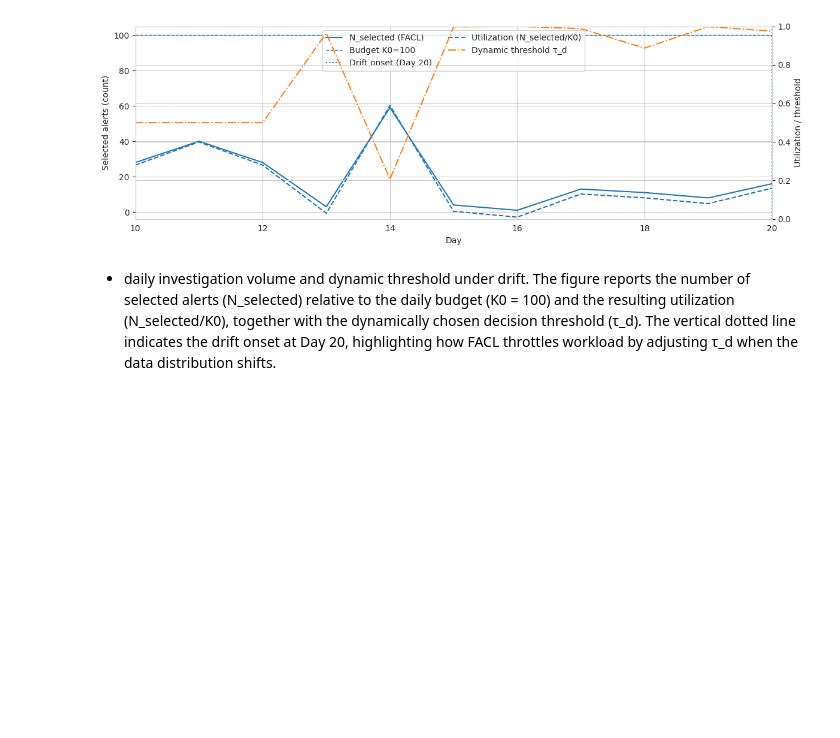
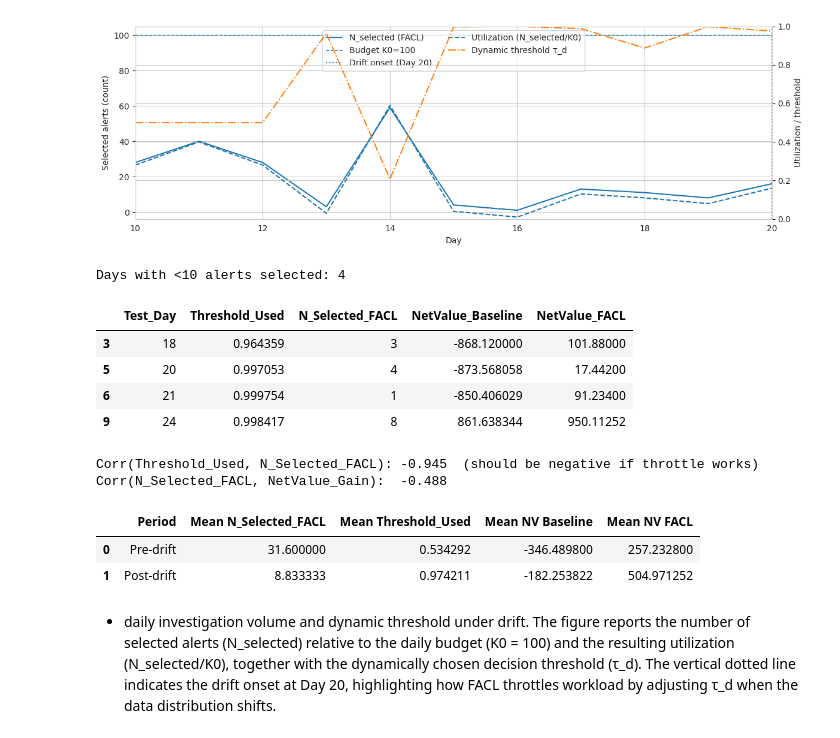
Before and after one commit to ayagit1/Operational-Resilience-in-Fraud-Detection, a Jupyter notebook: Operational_Resilience_in_Fraud_Detection.ipynb, the cells around one changed output. Drawn from its saved outputs; the diff is of its cells as text; code cells hidden in the pictures; blank space fills up the shorter version.

```diff
--- a/Operational_Resilience_in_Fraud_Detection.ipynb
+++ b/Operational_Resilience_in_Fraud_Detection.ipynb
@@ -2494,5 +2494,46 @@ plt.tight_layout()
 plt.show()
 # %% [output]
 [figure]
+# %%
+drift_day = 20
+K0 = 100
+
+low_util = facl_results[facl_results['N_Selected_FACL'] < 10]
+
+print(f"Days with <10 alerts selected: {len(low_util)}")
+display(low_util[['Test_Day','Threshold_Used','N_Selected_FACL','NetValue_Baseline','NetValue_FACL']])
+
+# Correlations (more relevant)
+corr_tau_n = facl_results[['Threshold_Used','N_Selected_FACL']].corr().iloc[0,1]
+corr_n_gain = (facl_results.assign(NetValue_Gain=facl_results['NetValue_FACL']-facl_results['NetValue_Baseline'])
+                          [['N_Selected_FACL','NetValue_Gain']].corr().iloc[0,1])
+
+print(f"Corr(Threshold_Used, N_Selected_FACL): {corr_tau_n:.3f}  (should be negative if throttle works)")
+print(f"Corr(N_Selected_FACL, NetValue_Gain):  {corr_n_gain:.3f}")
+
+# Pre vs post drift summary (simple + thesis-friendly)
+pre  = facl_results[facl_results['Test_Day'] < drift_day]
+post = facl_results[facl_results['Test_Day'] >= drift_day]
+
+summary = pd.DataFrame({
+    "Period": ["Pre-drift", "Post-drift"],
+    "Mean N_Selected_FACL": [pre['N_Selected_FACL'].mean(), post['N_Selected_FACL'].mean()],
+    "Mean Threshold_Used":  [pre['Threshold_Used'].mean(),  post['Threshold_Used'].mean()],
+    "Mean NV Baseline":     [pre['NetValue_Baseline'].mean(), post['NetValue_Baseline'].mean()],
+    "Mean NV FACL":         [pre['NetValue_FACL'].mean(), post['NetValue_FACL'].mean()],
+})
+display(summary)
+# %% [output]
+Days with <10 alerts selected: 4
+|  | Test_Day | Threshold_Used | N_Selected_FACL | NetValue_Baseline | NetValue_FACL |
+| 3 | 18 | 0.964359 | 3 | -868.120000 | 101.88000 |
+| 5 | 20 | 0.997053 | 4 | -873.568058 | 17.44200 |
+| 6 | 21 | 0.999754 | 1 | -850.406029 | 91.23400 |
+| 9 | 24 | 0.998417 | 8 | 861.638344 | 950.11252 |
+Corr(Threshold_Used, N_Selected_FACL): -0.945  (should be negative if throttle works)
+Corr(N_Selected_FACL, NetValue_Gain):  -0.488
+|  | Period | Mean N_Selected_FACL | Mean Threshold_Used | Mean NV Baseline | Mean NV FACL |
+| 0 | Pre-drift | 31.600000 | 0.534292 | -346.489800 | 257.232800 |
+| 1 | Post-drift | 8.833333 | 0.974211 | -182.253822 | 504.971252 |
 # %% [markdown]
 - daily investigation volume and dynamic threshold under drift. The figure reports the number of selected alerts (N_selected) relative to the daily budget (K0 = 100) and the resulting utilization (N_selected/K0), together with the dynamically chosen decision threshold (τ_d). The vertical dotted line indicates the drift onset at Day 20, highlighting how FACL throttles workload by adjusting τ_d when the data distribution shifts.
```
Also changed, not shown: parts of 1 cell of this notebook.
